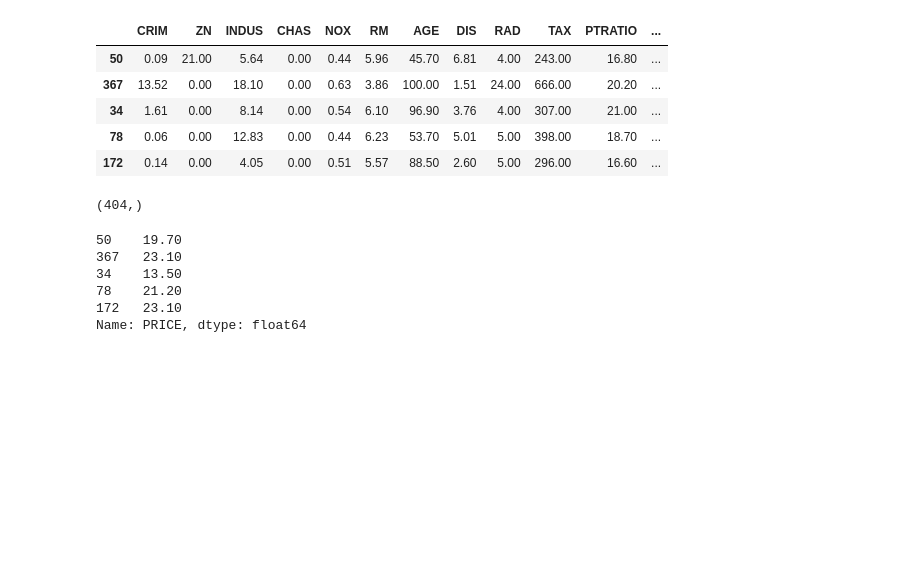
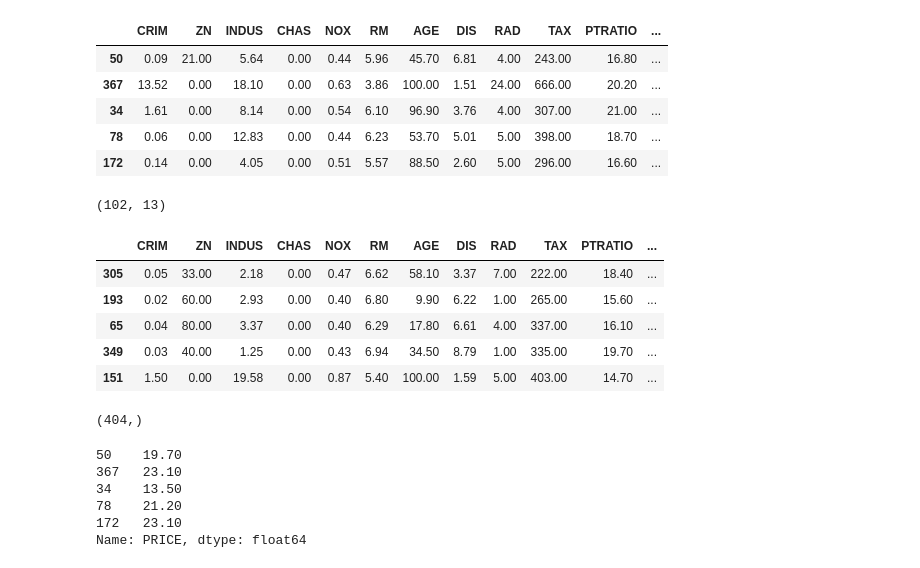
Before and after one commit to bluescreenlife/100-days-of-code, a Jupyter notebook: day_81_capstone_predict_house_prices/Multivariable_Regression_and_Valuation_Model_(start).ipynb, the cells around one changed output. Saved outputs shown, nothing was run; the diff lists cells and outputs as text; code cells hidden in the pictures; blank space fills up the shorter version.

```diff
--- a/day_81_capstone_predict_house_prices/Multivariable_Regression_and_Valuation_Model_(start).ipynb
+++ b/day_81_capstone_predict_house_prices/Multivariable_Regression_and_Valuation_Model_(start).ipynb
@@ -338,7 +338,10 @@ Hint: Remember, your **target** is your home PRICE, and your **features** are al
 # %%
 from sklearn.model_selection import train_test_split as tts
 # %%
-X_train, X_test, y_train, y_test = tts(data, data.PRICE, random_state=10, test_size=0.2)
+target = data.PRICE
+features = data.drop(columns='PRICE')
+
+X_train, X_test, y_train, y_test = tts(features, target, random_state=10, test_size=0.2)
 # %%
 X_train.shape
 # %% [output]
@@ -352,6 +355,19 @@ X_train.head()
 | 34 | 1.61 | 0.00 | 8.14 | 0.00 | 0.54 | 6.10 | 96.90 | 3.76 | 4.00 | 307.00 | 21.00 | ... |
 | 78 | 0.06 | 0.00 | 12.83 | 0.00 | 0.44 | 6.23 | 53.70 | 5.01 | 5.00 | 398.00 | 18.70 | ... |
 | 172 | 0.14 | 0.00 | 4.05 | 0.00 | 0.51 | 5.57 | 88.50 | 2.60 | 5.00 | 296.00 | 16.60 | ... |
+# %%
+X_test.shape
+# %% [output]
+(102, 13)
+# %%
+X_test.head()
+# %% [output]
+|  | CRIM | ZN | INDUS | CHAS | NOX | RM | AGE | DIS | RAD | TAX | PTRATIO | ... |
+| 305 | 0.05 | 33.00 | 2.18 | 0.00 | 0.47 | 6.62 | 58.10 | 3.37 | 7.00 | 222.00 | 18.40 | ... |
+| 193 | 0.02 | 60.00 | 2.93 | 0.00 | 0.40 | 6.80 | 9.90 | 6.22 | 1.00 | 265.00 | 15.60 | ... |
+| 65 | 0.04 | 80.00 | 3.37 | 0.00 | 0.40 | 6.29 | 17.80 | 6.61 | 4.00 | 337.00 | 16.10 | ... |
+| 349 | 0.03 | 40.00 | 1.25 | 0.00 | 0.43 | 6.94 | 34.50 | 8.79 | 1.00 | 335.00 | 19.70 | ... |
+| 151 | 1.50 | 0.00 | 19.58 | 0.00 | 0.87 | 5.40 | 100.00 | 1.59 | 5.00 | 403.00 | 14.70 | ... |
 # %%
 y_train.shape
 # %% [output]
```
Also changed, not shown: parts of 7 cells of this notebook.
